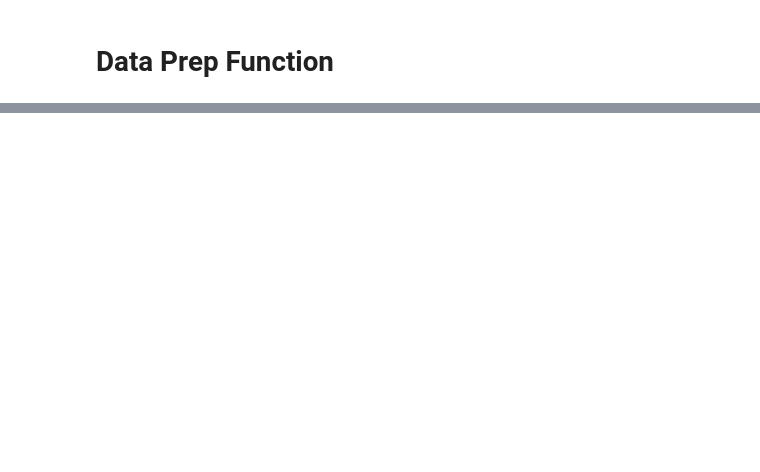
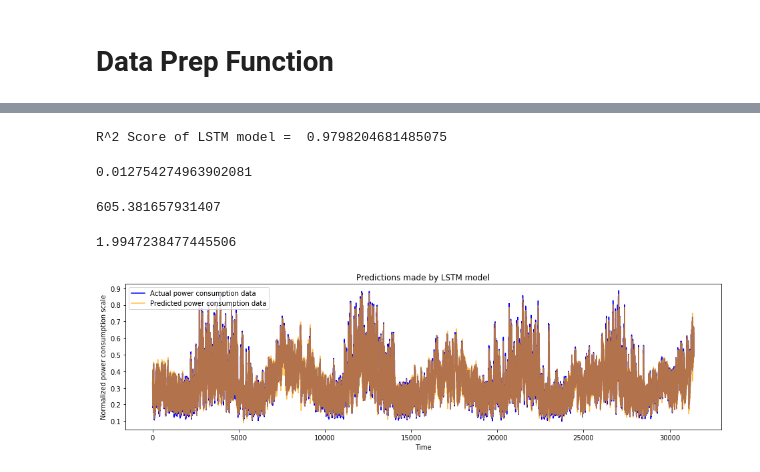
Before and after one commit to jasonchanhku/competition_prep, a Jupyter notebook: notebook/starter_lstm.ipynb, the cells around one changed output, grey strips where cells are left out. Drawn from its saved outputs; the diff is of its cells as text; code cells hidden in the pictures; blank space fills up the shorter version.

```diff
--- a/notebook/starter_lstm.ipynb
+++ b/notebook/starter_lstm.ipynb
@@ -218,0 +211,13 @@ plot_predictions(y_test, rnn_predictions, "Test Set Predictions made by simple R
+# %%
+lstm_model = Sequential()
+
+lstm_model.add(LSTM(40, activation="tanh", return_sequences=True, input_shape=(X_train.shape[1], 1)))
+lstm_model.add(Dropout(0.15))
+
+lstm_model.add(LSTM(40, activation="tanh", return_sequences=True))
+lstm_model.add(Dropout(0.15))
+
+lstm_model.add(LSTM(40, activation="tanh", return_sequences=False))
+lstm_model.add(Dropout(0.15))
+
+lstm_model.add(Dense(1))
@@ -218,0 +244,3 @@ plot_predictions(y_test, rnn_predictions, "Test Set Predictions made by simple R
+# %%
+lstm_model.compile(optimizer="adam",loss="MSE")
+lstm_model.fit(X_train, y_train, epochs=10, batch_size=300, validation_data=(X_test, y_test))
@@ -218,0 +266,23 @@ plot_predictions(y_test, rnn_predictions, "Test Set Predictions made by simple R
+# %%
+lstm_predictions = lstm_model.predict(X_test)
+
+lstm_score = r2_score(y_test, lstm_predictions)
+print("R^2 Score of LSTM model = ",lstm_score)
+# %% [output]
+R^2 Score of LSTM model =  0.9798204681485075
+# %%
+mean_absolute_error(y_test, lstm_predictions)
+# %% [output]
+0.012754274963902081
+# %%
+mean_absolute_error(scaler.inverse_transform(y_test.reshape(-1,1)), scaler.inverse_transform(lstm_predictions))
+# %% [output]
+605.381657931407
+# %%
+mean_absolute_percentage_error(scaler.inverse_transform(y_test.reshape(-1,1)), scaler.inverse_transform(lstm_predictions))
+# %% [output]
+1.9947238477445506
+# %%
+plot_predictions(y_test, lstm_predictions, "Predictions made by LSTM model")
+# %% [output]
+[figure, added]
```
Also changed, not shown: parts of 20 cells of this notebook.
